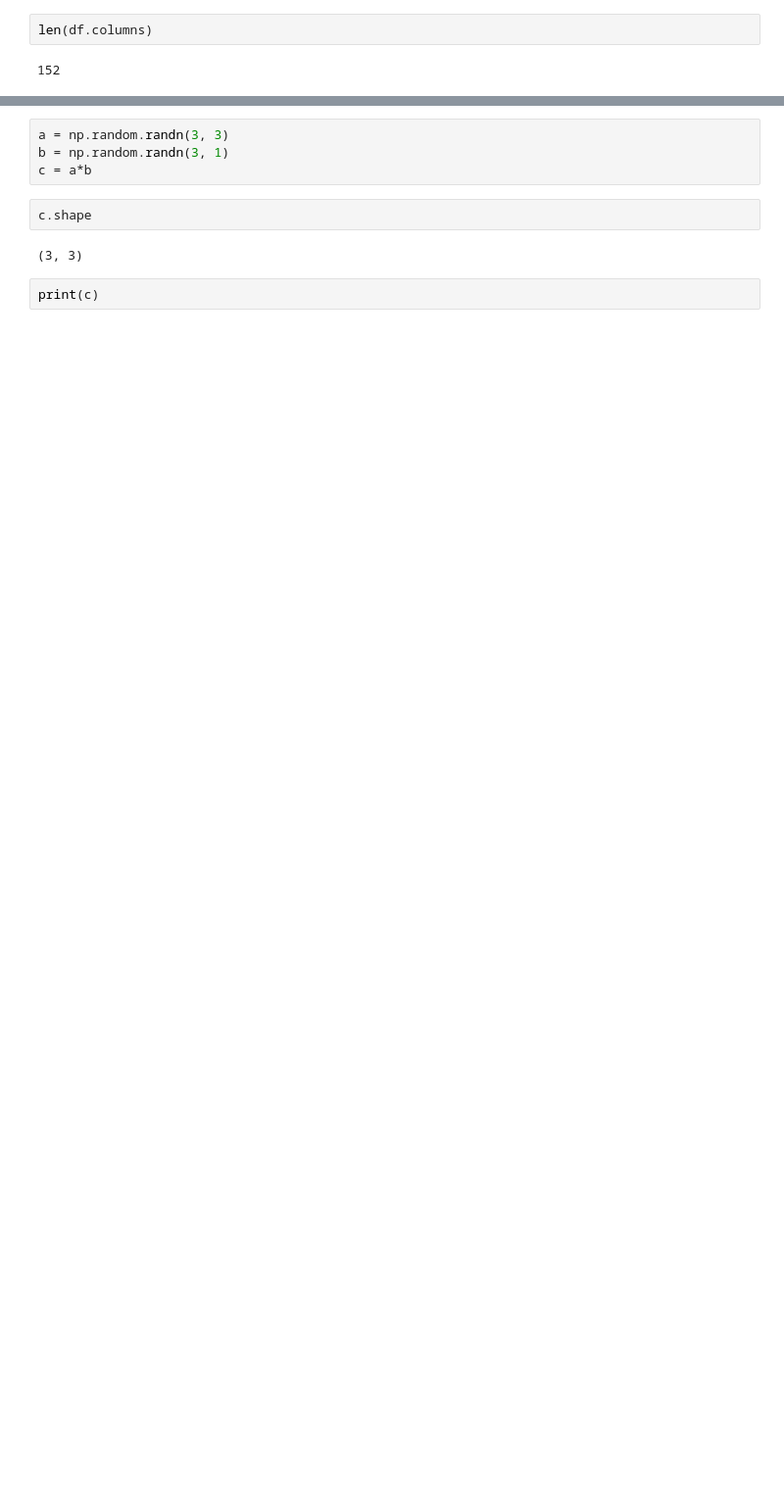
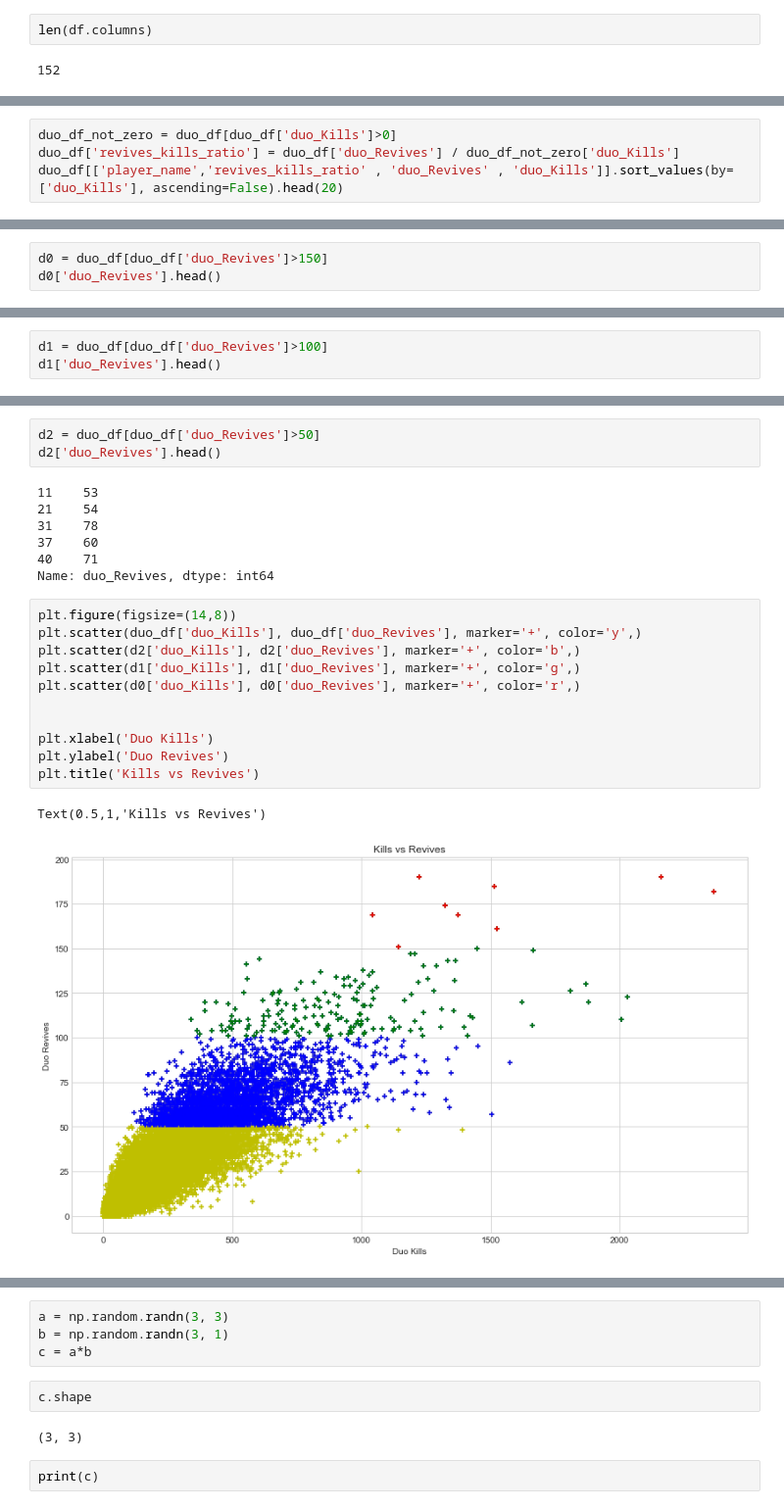
Before and after one commit to rms-sth/way_to_datascience_and_machine_learning, a Jupyter notebook: projects/pubgplayerstats/PUBG data analysis.ipynb, the cells around one changed output, grey strips where cells are left out. Shown at 98% size. Drawn from its saved outputs; the diff is of its cells as text; blank space fills up the shorter version.

```diff
--- a/projects/pubgplayerstats/PUBG data analysis.ipynb
+++ b/projects/pubgplayerstats/PUBG data analysis.ipynb
@@ -328,0 +528,4 @@ len(df.columns)
+# %%
+duo_df_not_zero = duo_df[duo_df['duo_Kills']>0]
+duo_df['revives_kills_ratio'] = duo_df['duo_Revives'] / duo_df_not_zero['duo_Kills']
+duo_df[['player_name','revives_kills_ratio' , 'duo_Revives' , 'duo_Kills']].sort_values(by=['duo_Kills'], ascending=False).head(20)
@@ -328,0 +552,3 @@ len(df.columns)
+# %%
+d0 = duo_df[duo_df['duo_Revives']>150]
+d0['duo_Revives'].head()
@@ -328,0 +562,3 @@ len(df.columns)
+# %%
+d1 = duo_df[duo_df['duo_Revives']>100]
+d1['duo_Revives'].head()
@@ -328,0 +572,24 @@ len(df.columns)
+# %%
+d2 = duo_df[duo_df['duo_Revives']>50]
+d2['duo_Revives'].head()
+# %% [output]
+11    53
+21    54
+31    78
+37    60
+40    71
+Name: duo_Revives, dtype: int64
+# %%
+plt.figure(figsize=(14,8))
+plt.scatter(duo_df['duo_Kills'], duo_df['duo_Revives'], marker='+', color='y',)
+plt.scatter(d2['duo_Kills'], d2['duo_Revives'], marker='+', color='b',)
+plt.scatter(d1['duo_Kills'], d1['duo_Revives'], marker='+', color='g',)
+plt.scatter(d0['duo_Kills'], d0['duo_Revives'], marker='+', color='r',)
+
+
+plt.xlabel('Duo Kills')
+plt.ylabel('Duo Revives')
+plt.title('Kills vs Revives')
+# %% [output]
+Text(0.5,1,'Kills vs Revives')
+[figure, added]
```
Also changed, not shown: parts of 90 cells of this notebook, 9 other files.
